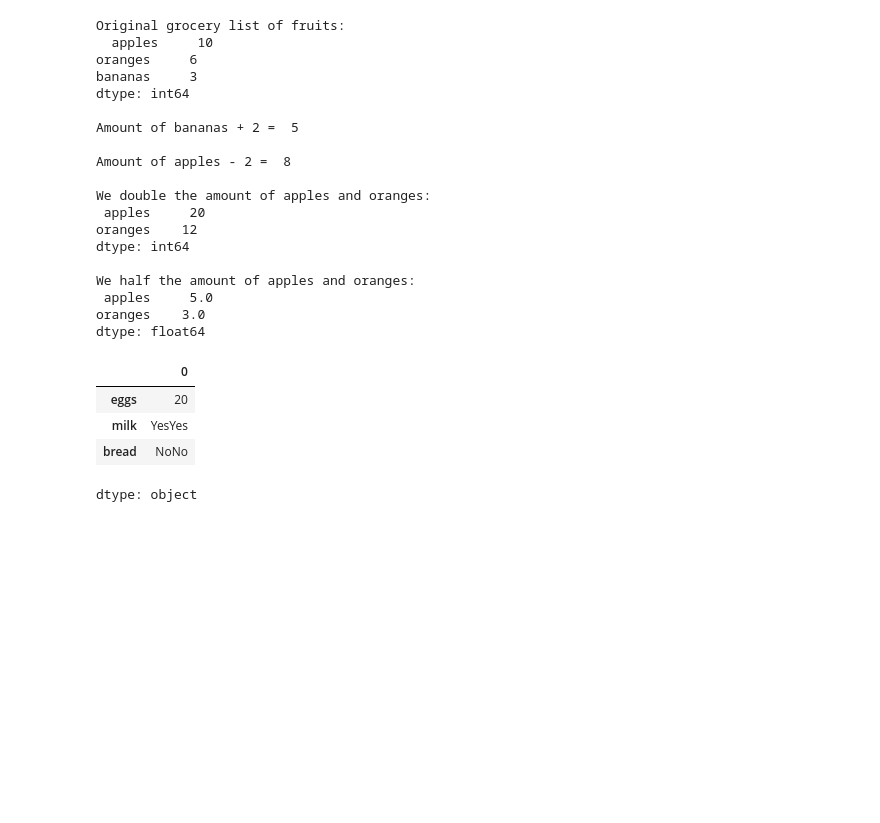
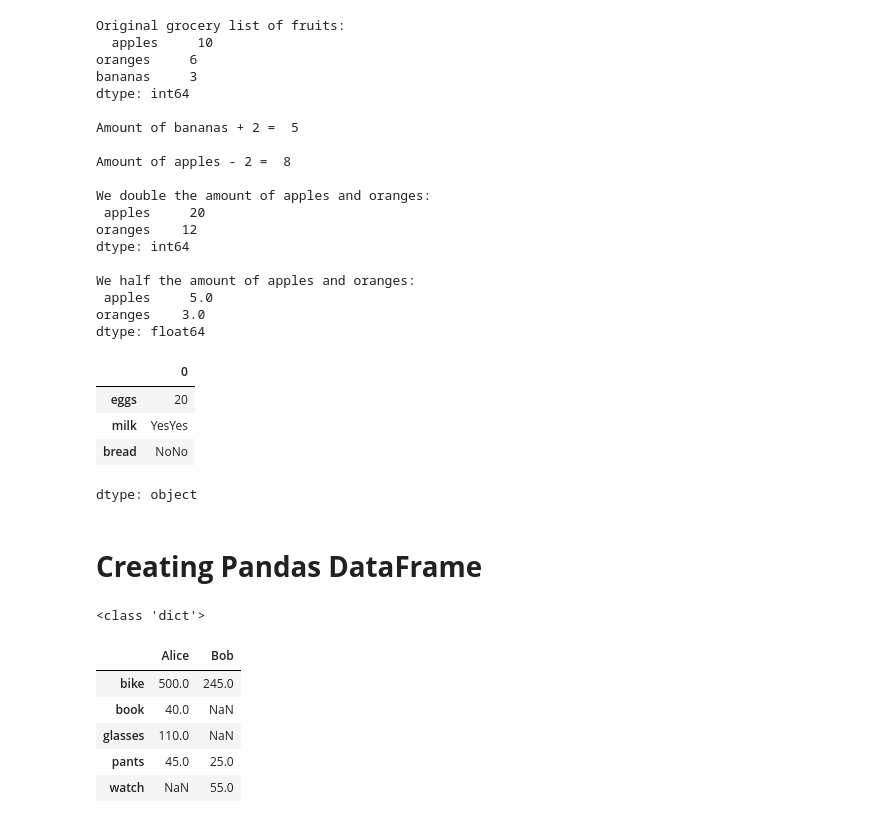
Before and after one commit to SwimLane2/udacity-ai-masters, a Jupyter notebook: AI Programming with Python/pandas/lessons/pandas_intro.ipynb, the cells around one changed output. Cells and saved outputs as stored; diff of their text form; code cells hidden in the pictures; blank space fills up the shorter version.

```diff
--- a/AI Programming with Python/pandas/lessons/pandas_intro.ipynb
+++ b/AI Programming with Python/pandas/lessons/pandas_intro.ipynb
@@ -302,3 +306,29 @@ groceries * 2
 | milk | YesYes |
 | bread | NoNo |
 dtype: object
+# %% [markdown]
+# **Creating Pandas DataFrame**
+# %%
+import pandas as pd
+
+# We create a dictionary of Pandas Series
+items = {'Alice': pd.Series(data = [40, 110, 500, 45], index = ['book', 'glasses', 'bike', 'pants']),
+         'Bob': pd.Series(data = [245, 25, 55], index = ['bike', 'pants', 'watch'])}
+
+# We print the type of items to see that it is a dictionary
+print(type(items))
+# %% [output]
+<class 'dict'>
+# %%
+# We create a Pandas DataFrame by passing it a dictionary of Pandas Series
+shopping_carts = pd.DataFrame(items)
+
+# We display the DataFrame
+shopping_carts
+# %% [output]
+|  | Alice | Bob |
+| bike | 500.0 | 245.0 |
+| book | 40.0 | NaN |
+| glasses | 110.0 | NaN |
+| pants | 45.0 | 25.0 |
+| watch | NaN | 55.0 |
```
Also changed, not shown: parts of 19 cells of this notebook.
